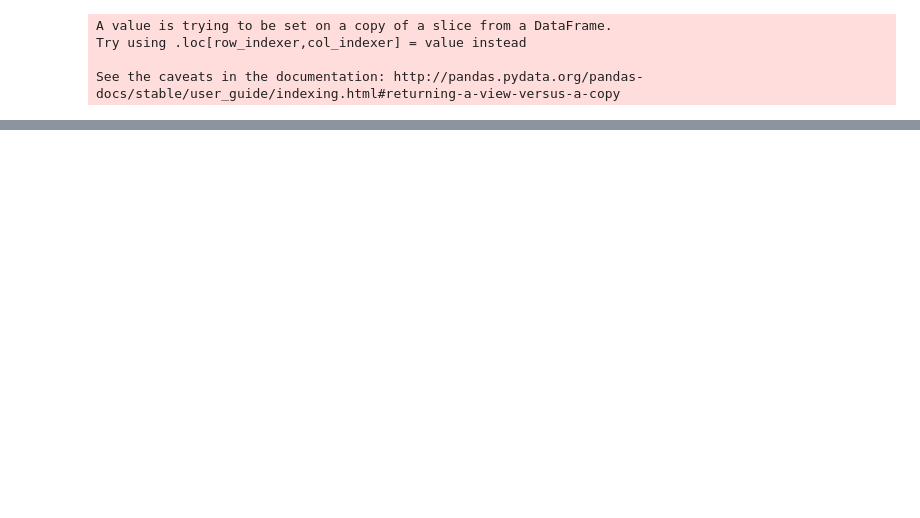
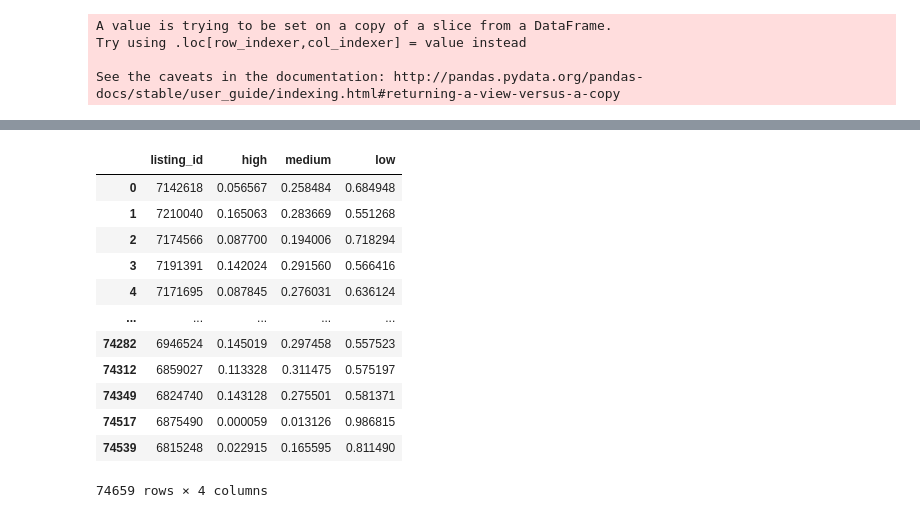
Before and after one commit to yifanliu98/two-sigma-connect-rental-listin-inquiries, a Jupyter notebook: logistic_regression.ipynb, the cells around one changed output, grey strips where cells are left out. Drawn from its saved outputs; the diff is of its cells as text; code cells hidden in the pictures; blank space fills up the shorter version.

```diff
--- a/logistic_regression.ipynb
+++ b/logistic_regression.ipynb
@@ -228,4 +262,9 @@ y_test = logistic_model.predict_proba(X_test)
+# %%
+X_test = test[X_features]
 # %%
+# Model 1
+logistic_model.fit(X, y)
+y_test = logistic_model.predict_proba(X_test)
 test_data = {'listing_id':test['listing_id'],
              'high':y_test[:,0],
             'medium' : y_test[:,2],
@@ -233,3 +295,18 @@ test_data = {'listing_id':test['listing_id'],
 # %%
 data = pd.DataFrame(data=test_data)
+data
+# %% [output]
+|  | listing_id | high | medium | low |
+| 0 | 7142618 | 0.056567 | 0.258484 | 0.684948 |
+| 1 | 7210040 | 0.165063 | 0.283669 | 0.551268 |
+| 2 | 7174566 | 0.087700 | 0.194006 | 0.718294 |
+| 3 | 7191391 | 0.142024 | 0.291560 | 0.566416 |
+| 4 | 7171695 | 0.087845 | 0.276031 | 0.636124 |
+| ... | ... | ... | ... | ... |
+| 74282 | 6946524 | 0.145019 | 0.297458 | 0.557523 |
+| 74312 | 6859027 | 0.113328 | 0.311475 | 0.575197 |
+| 74349 | 6824740 | 0.143128 | 0.275501 | 0.581371 |
+| 74517 | 6875490 | 0.000059 | 0.013126 | 0.986815 |
+| 74539 | 6815248 | 0.022915 | 0.165595 | 0.811490 |
+74659 rows × 4 columns
 # %%
```
Also changed, not shown: parts of 37 cells of this notebook.
